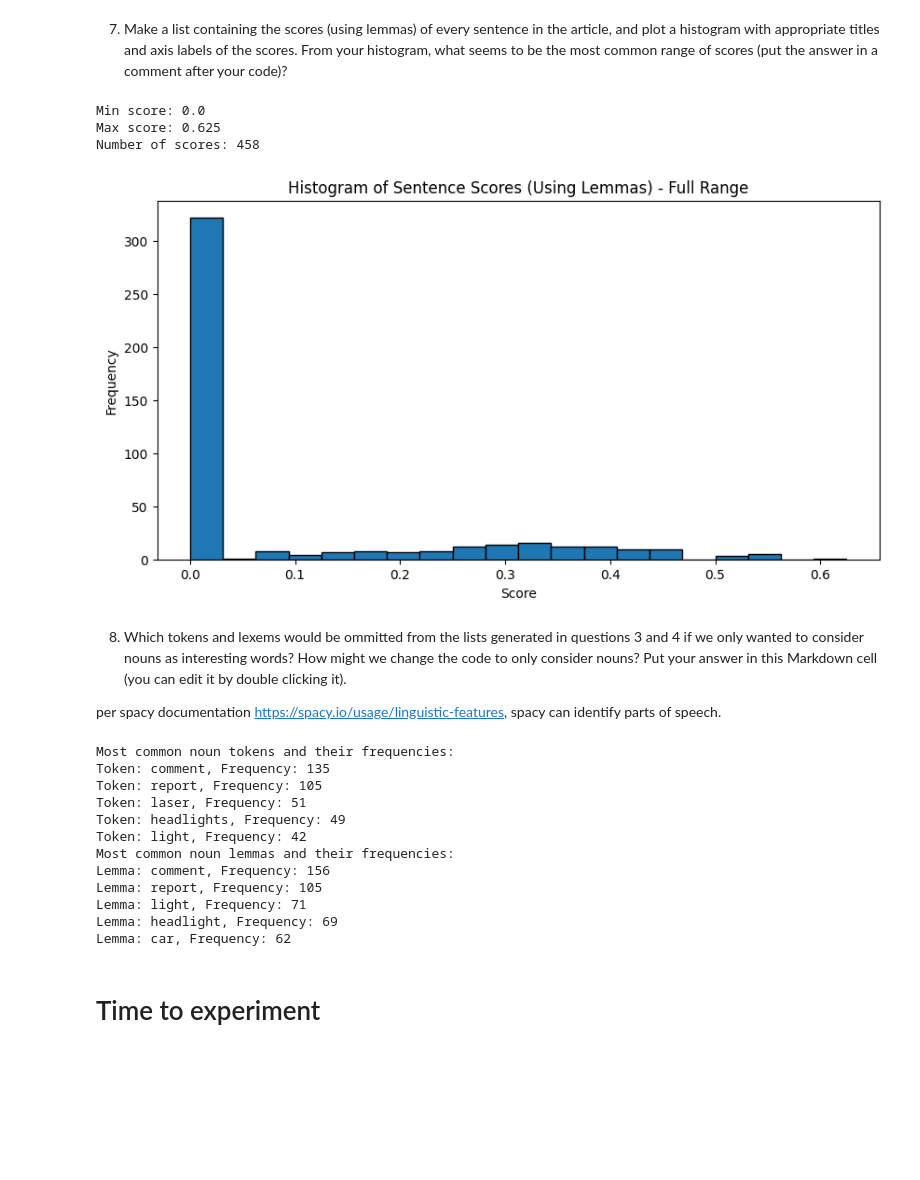
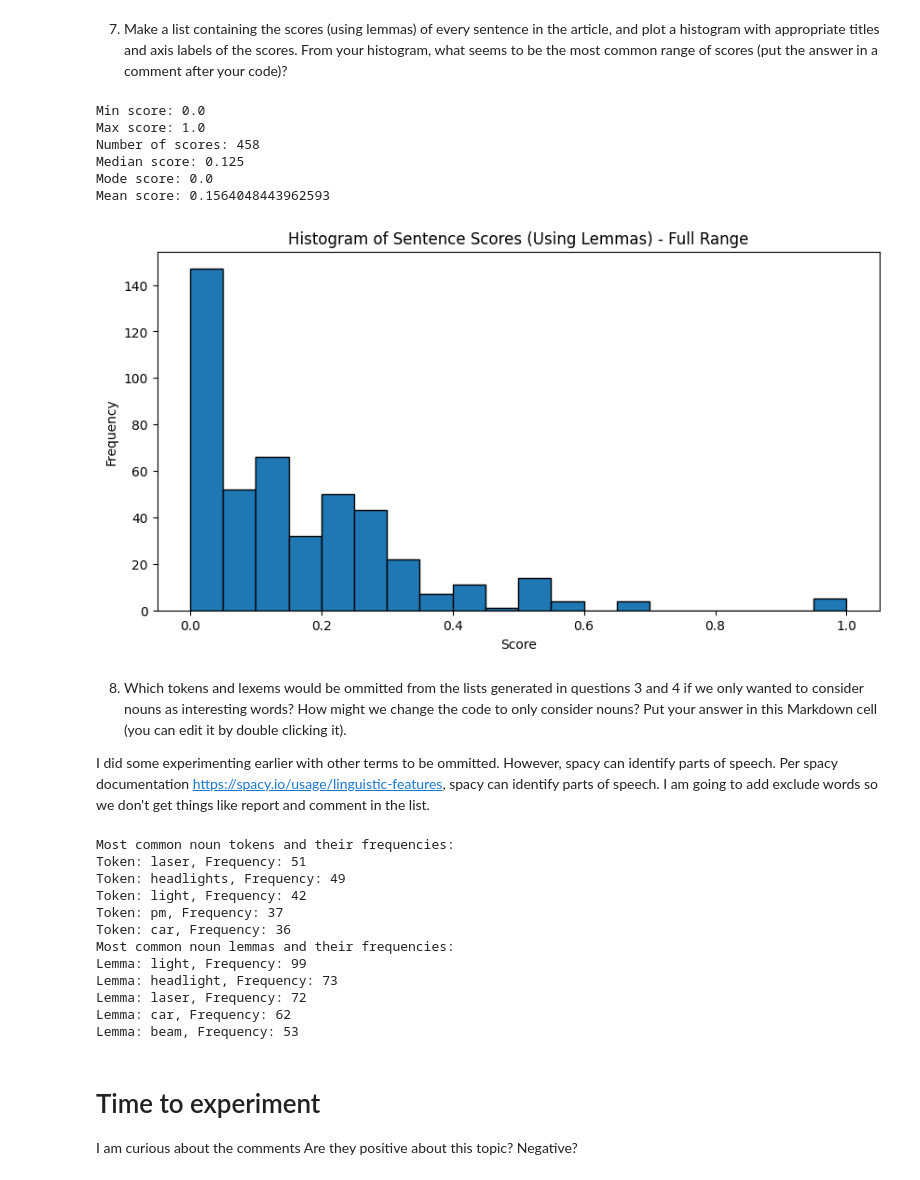
Before and after one commit to drpafowler/web-scraping-philip, a Jupyter notebook: web-scraping.ipynb, the cells around one changed output. Cells and saved outputs as stored; diff of their text form; code cells hidden in the pictures; blank space fills up the shorter version.

```diff
--- a/web-scraping.ipynb
+++ b/web-scraping.ipynb
@@ -162,0 +224,24 @@ plt.show()
+# %%
+# Load the spaCy model
+nlp = spacy.load("en_core_web_sm")
+
+# Process the article text
+doc = nlp(soup.get_text())
+
+# Filter tokens: remove punctuation, stopwords, whitespace, and specific terms, and get lemmas
+exclude_terms = {'reply', 'report', 'comment', 'say', 'says', 'march', '2021', '22', '23'}
+lemmas = [token.lemma_.lower() for token in doc if not token.is_punct and not token.is_stop and not token.is_space and token.lemma_.lower() not in exclude_terms]
+
+# Get the 20 most common lemmas
+lemma_freq = Counter(lemmas).most_common(25)
+
+# Separate the lemmas and their frequencies
+lemmas, frequencies = zip(*lemma_freq)
+
+# Create a horizontal bar chart
+plt.figure(figsize=(10, 8))
+plt.barh(lemmas, frequencies, color='skyblue')
+plt.xlabel('Count')
+plt.title('25 Most Common Lemmas')
+plt.gca().invert_yaxis()  # Invert y-axis to have the highest count at the top
+plt.show()
@@ -228,30 +330,45 @@ Number of scores: 458
 # %% [markdown]
 7. Make a list containing the scores (using lemmas) of every sentence in the article, and plot a histogram with appropriate titles and axis labels of the scores.  From your histogram, what seems to be the most common range of scores (put the answer in a comment after your code)?
 # %%
+# Calculate the scores for each sentence in the article using lemmas
+sentence_scores_lemmas = [score_sentence_by_lemma(sentence.text, interesting_lemmas) for sentence in doc.sents]
+
 # Print data statistics to understand distribution
 print(f"Min score: {min(sentence_scores_lemmas)}")
 print(f"Max score: {max(sentence_scores_lemmas)}")
 print(f"Number of scores: {len(sentence_scores_lemmas)}")
+
+# Calculate and print median, mode, and mean
+median_score = np.median(sentence_scores_lemmas)
+mode_score = Counter(sentence_scores_lemmas).most_common(1)[0][0]
+mean_score = np.mean(sentence_scores_lemmas)
+print(f"Median score: {median_score}")
+print(f"Mode score: {mode_score}")
+print(f"Mean score: {mean_score}")
 
 # Create histogram without x-axis limits to see full distribution
 plt.figure(figsize=(10, 5))
 plt.hist(sentence_scores_lemmas, bins=20, edgecolor='black')
 plt.title('Histogram of Sentence Scores (Using Lemmas) - Full Range')
 plt.xlabel('Score')
 plt.ylabel('Frequency')
 plt.show()
 # %% [output]
 Min score: 0.0
-Max score: 0.625
+Max score: 1.0
 Number of scores: 458
+Median score: 0.125
+Mode score: 0.0
+Mean score: 0.1564048443962593
-[figure, old version]
+[figure, new version]
 # %% [markdown]
 8. Which tokens and lexems would be ommitted from the lists generated in questions 3 and 4 if we only wanted to consider nouns as interesting words?  How might we change the code to only consider nouns? Put your answer in this Markdown cell (you can edit it by double clicking it).
 
-per spacy documentation https://spacy.io/usage/linguistic-features, spacy can identify parts of speech.
+I did some experimenting earlier with other terms to be ommitted.  However, spacy can identify parts of speech.  Per spacy documentation https://spacy.io/usage/linguistic-features, spacy can identify parts of speech.  I am going to add exclude words so we don't get things like report and comment in the list.
 # %%
-# Filter tokens: remove punctuation, stopwords, whitespace, and only keep nouns
-tokens = [token.text.lower() for token in doc if token.pos_ == 'NOUN' and not token.is_punct and not token.is_stop and not token.is_space]
+# Filter tokens: remove punctuation, stopwords, whitespace, and specific terms, and only keep nouns
+exclude_terms = {'reply', 'report', 'comment', 'say', 'says', 'march', '2021', '22', '23'}
+tokens = [token.text.lower() for token in doc if token.pos_ == 'NOUN' and not token.is_punct and not token.is_stop and not token.is_space and token.text.lower() not in exclude_terms]
 
 # Get the 5 most common tokens
 token_freq = Counter(tokens).most_common(5)
@@ -261,8 +378,9 @@ print("Most common noun tokens and their frequencies:")
 for token, freq in token_freq:
     print(f"Token: {token}, Frequency: {freq}")
 
-# Filter tokens: remove punctuation, stopwords, whitespace, and only keep nouns, and get lemmas
-lemmas = [token.lemma_.lower() for token in doc if token.pos_ == 'NOUN' and not token.is_punct and not token.is_stop and not token.is_space]
+# Filter tokens: remove punctuation, stopwords, whitespace, and specific terms, and get lemmas
+exclude_terms = {'reply', 'report', 'comment', 'say', 'says', 'march', '2021', '22', '23'}
+lemmas = [token.lemma_.lower() for token in doc if not token.is_punct and not token.is_stop and not token.is_space and token.lemma_.lower() not in exclude_terms]
 
 # Get the 5 most common lemmas
 lemma_freq = Counter(lemmas).most_common(5)
@@ -273,19 +391,21 @@ for lemma, freq in lemma_freq:
     print(f"Lemma: {lemma}, Frequency: {freq}")
 # %% [output]
 Most common noun tokens and their frequencies:
-Token: comment, Frequency: 135
-Token: report, Frequency: 105
 Token: laser, Frequency: 51
 Token: headlights, Frequency: 49
 Token: light, Frequency: 42
+Token: pm, Frequency: 37
+Token: car, Frequency: 36
 Most common noun lemmas and their frequencies:
-Lemma: comment, Frequency: 156
-Lemma: report, Frequency: 105
-Lemma: light, Frequency: 71
-Lemma: headlight, Frequency: 69
+Lemma: light, Frequency: 99
+Lemma: headlight, Frequency: 73
+Lemma: laser, Frequency: 72
 Lemma: car, Frequency: 62
+Lemma: beam, Frequency: 53
-# %% [markdown]
-# Time to experiment
+# %% [markdown]
+# Time to experiment
+
+I am curious about the comments  Are they positive about this topic?  Negative?
 # %%
 from vaderSentiment.vaderSentiment import SentimentIntensityAnalyzer
 
```
Also changed, not shown: parts of 21 cells of this notebook, 2 other files.
